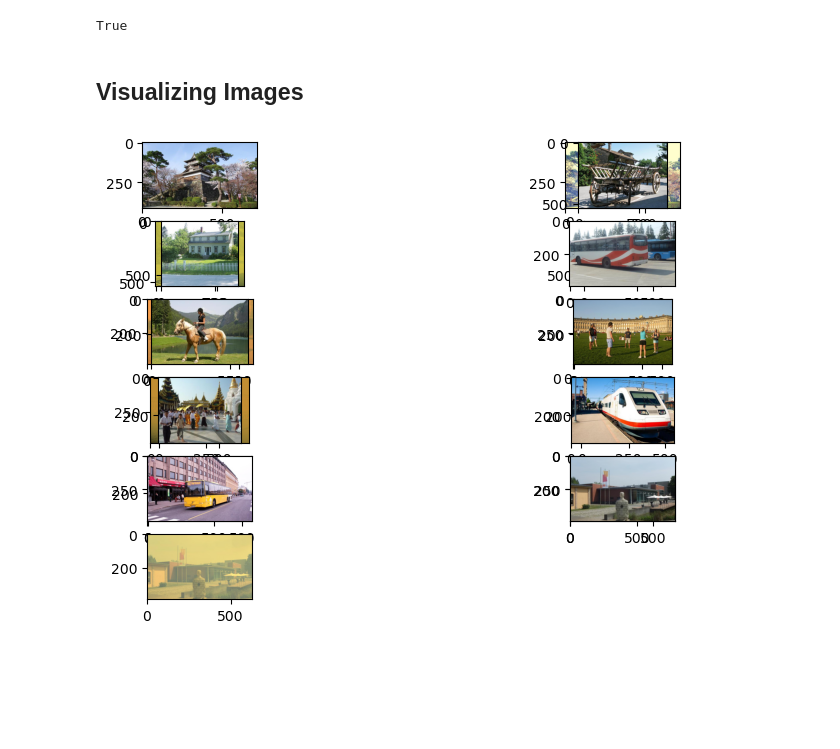
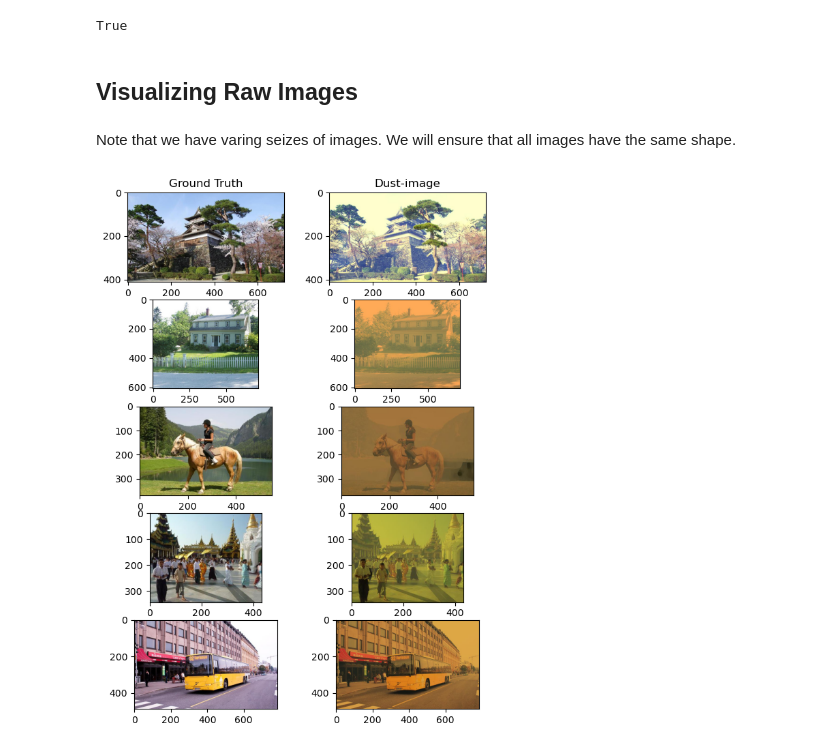
Before and after one commit to superleesa/final_year_project, a Jupyter notebook: Final_Year_Project_Data_Analysis.ipynb, the cells around one changed output. Cells and saved outputs as stored; diff of their text form; code cells hidden in the pictures; blank space fills up the shorter version.

Commit message:
added image resizing functions

```diff
--- a/Final_Year_Project_Data_Analysis.ipynb
+++ b/Final_Year_Project_Data_Analysis.ipynb
@@ -50,17 +60,23 @@ len(gt_images) == len(dust_images)
 # %% [output]
 True
 # %% [markdown]
-## Visualizing Images
+## Visualizing Raw Images
+# %% [markdown]
+Note that we have varing seizes of images. We will ensure that all images have the same shape.
 # %%
 np.random.seed(123)
 random_img_indices = np.random.randint(0, len(gt_images), size=(10, ))
 
-fig = plt.figure(figsize=(10, 10))
+fig = plt.figure(figsize=(7, 20))
 
-for i in range(1, 11):
+for i in range(1, 11, 2):
     ax1 = fig.add_subplot(10, 2, i)
     ax1.imshow(gt_images[random_img_indices[i-1]])
     ax2 = fig.add_subplot(10, 2, i+1)
     ax2.imshow(dust_images[random_img_indices[i-1]])
+
+    if i == 1:
+        ax1.set_title("Ground Truth")
+        ax2.set_title("Dust-image")
 # %% [output]
-[figure, old version]
+[figure, new version]
```
Also changed, not shown: parts of 15 cells of this notebook.
